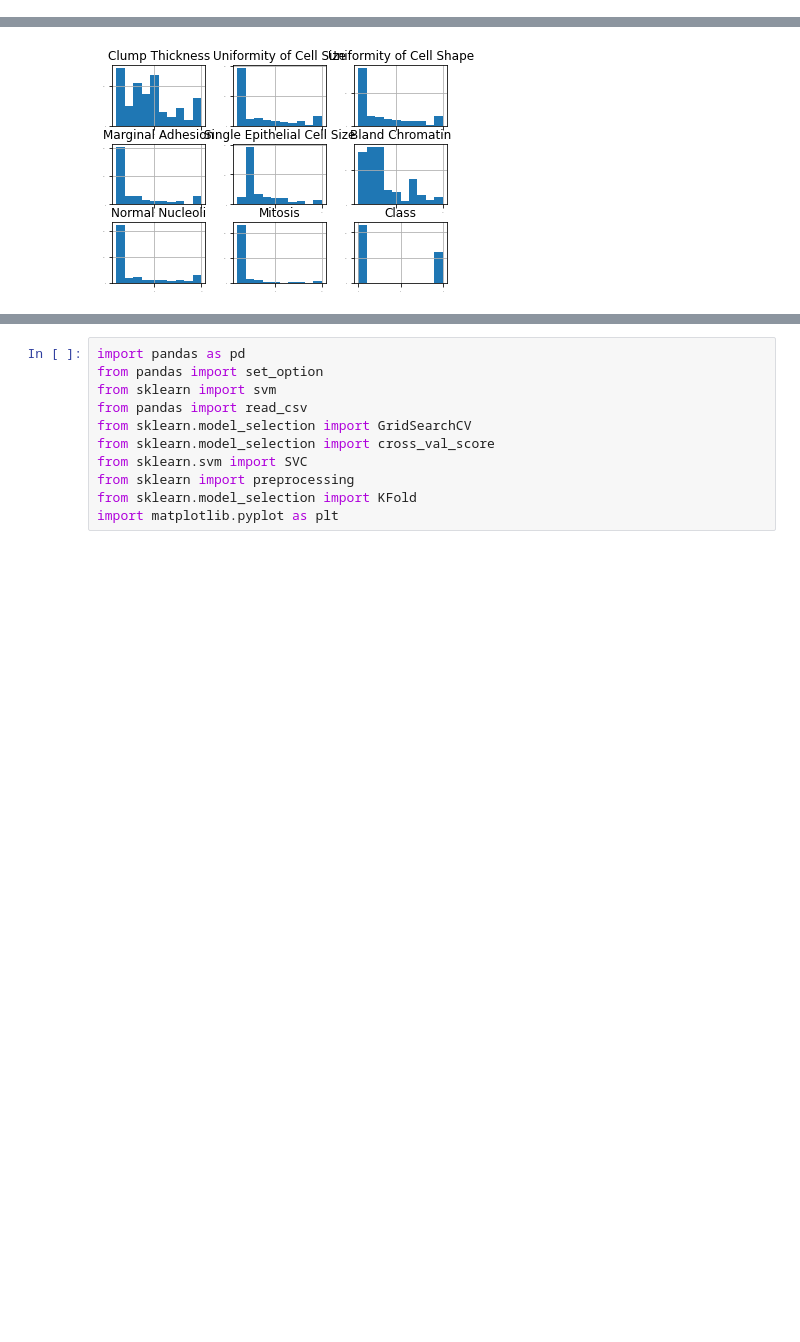
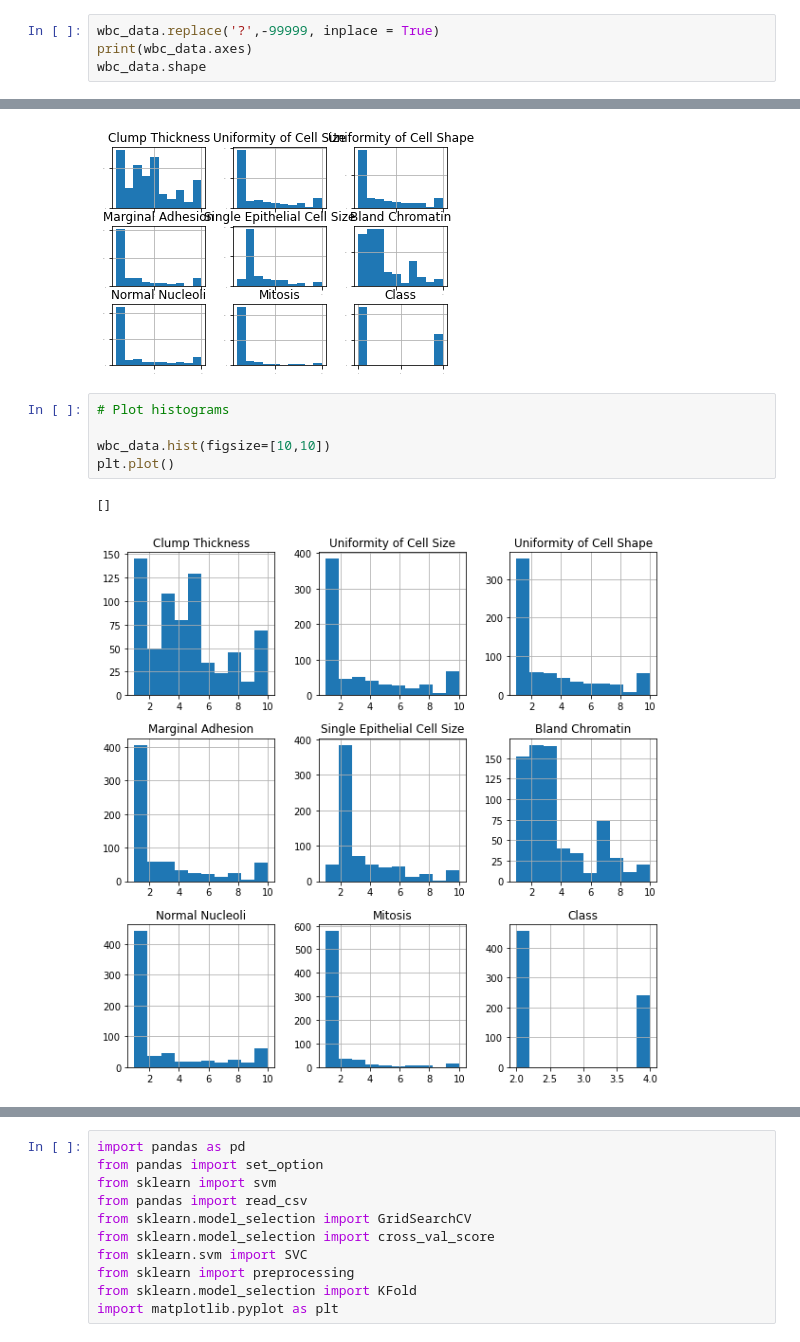
Before and after one commit to AndrewShanahan/PfDA_2, a Jupyter notebook: PfDA Assignment 2.ipynb, the cells around one changed output, grey strips where cells are left out. Drawn from its saved outputs; the diff is of its cells as text; blank space fills up the shorter version.

```diff
--- a/PfDA Assignment 2.ipynb
+++ b/PfDA Assignment 2.ipynb
@@ -149,3 +158,7 @@ wbc_data.head()
 | 2 | 6 | 8 | 8 | 1 | 3 | ... |
 | 3 | 4 | 1 | 1 | 3 | 2 | ... |
 | 4 | 8 | 10 | 10 | 8 | 7 | ... |
+# %%
+wbc_data.replace('?',-99999, inplace = True)
+print(wbc_data.axes)
+wbc_data.shape
@@ -167,3 +187,11 @@ seed = 7
 scoring = 'accuracy'
 # %% [output]
 [figure]
+# %%
+# Plot histograms
+
+wbc_data.hist(figsize=[10,10])
+plt.plot()
+# %% [output]
+[]
+[figure, added]
```
Also changed, not shown: parts of 19 cells of this notebook, 1 other file.
